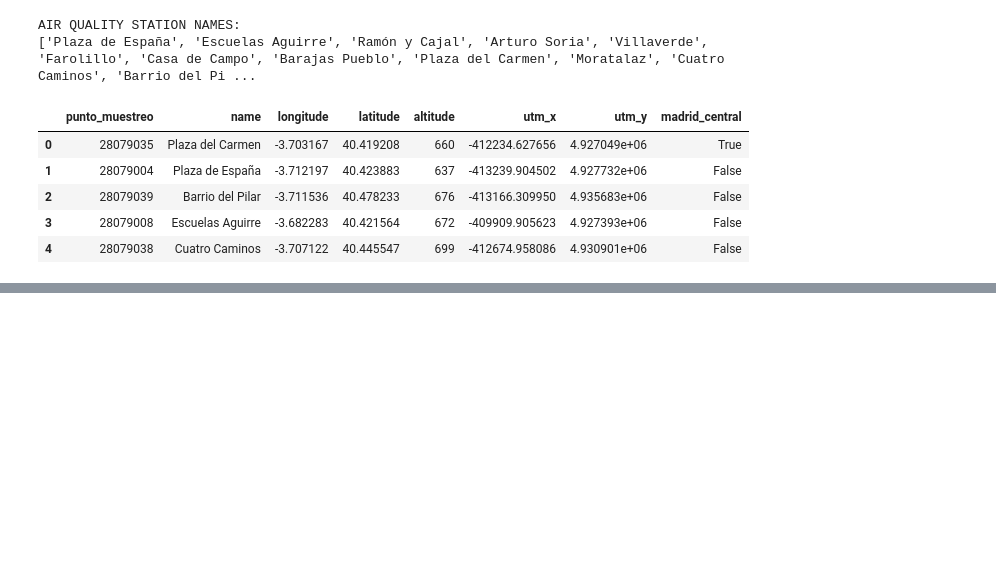
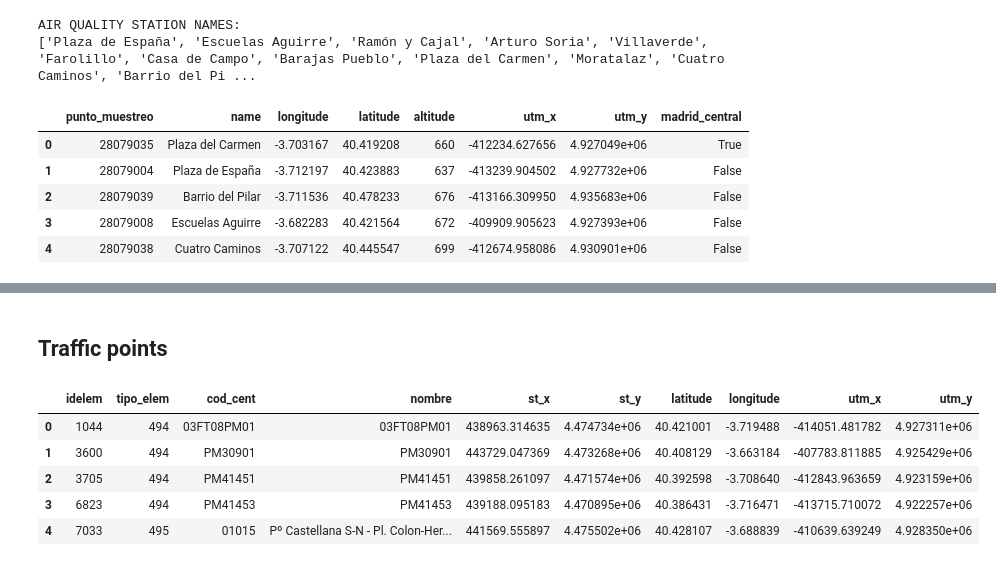
Before and after one commit to Pheithar/socialdata_madridcentral, a Jupyter notebook: madrid_central.ipynb, the cells around one changed output, grey strips where cells are left out. Cells and saved outputs as stored; diff of their text form; code cells hidden in the pictures; blank space fills up the shorter version.

```diff
--- a/madrid_central.ipynb
+++ b/madrid_central.ipynb
@@ -29,3 +33,27 @@ Loading BokehJS ...
+# %%
+def utm_from_latlon(lat, lon):
+    """ From a given lat and lon, calculates the correct UTM coordinates to
+        plot using `bokeh`
+    """
+    r_major = 6378137.000
+    x = r_major * np.radians(lon)
+    scale = x/lon
+    y = 180.0/np.pi * np.log(np.tan(np.pi/4.0 +
+        lat * (np.pi/180.0)/2.0)) * scale
+
+    return x, y
+
+def get_lat_lon_utm(row):
+    """ From a row containing the columns 'st_x' and 'st_y' calculates both the lat and lon
+        and the correct UTM coordinates to plot using `bokeh`
+    """
+
+    # 30 and 'T' is the zone of Madrid
+    lat, lon = utm.to_latlon(row["st_x"], row["st_y"], 30, "T")
+
+    x, y = utm_from_latlon(lat, lon)
+
+    return pd.Series([lat, lon, x, y])
 # %%
 def get_color_from_palette(color):
     """ Getting colors for plotting """
@@ -172,0 +318,15 @@ Loading BokehJS ...
+# %% [markdown]
+## Traffic points
+# %%
+traffic_points = pd.read_csv("shared_data/traffic_points/pmed_trafico_03052016.csv", sep=";")
+
+traffic_points[["latitude", "longitude", "utm_x", "utm_y"]] = traffic_points.apply(get_lat_lon_utm, axis=1)
+
+traffic_points.head()
+# %% [output]
+|  | idelem | tipo_elem | cod_cent | nombre | st_x | st_y | latitude | longitude | utm_x | utm_y |
+| 0 | 1044 | 494 | 03FT08PM01 | 03FT08PM01 | 438963.314635 | 4.474734e+06 | 40.421001 | -3.719488 | -414051.481782 | 4.927311e+06 |
+| 1 | 3600 | 494 | PM30901 | PM30901 | 443729.047369 | 4.473268e+06 | 40.408129 | -3.663184 | -407783.811885 | 4.925429e+06 |
+| 2 | 3705 | 494 | PM41451 | PM41451 | 439858.261097 | 4.471574e+06 | 40.392598 | -3.708640 | -412843.963659 | 4.923159e+06 |
+| 3 | 6823 | 494 | PM41453 | PM41453 | 439188.095183 | 4.470895e+06 | 40.386431 | -3.716471 | -413715.710072 | 4.922257e+06 |
+| 4 | 7033 | 495 | 01015 | Pº Castellana S-N - Pl. Colon-Her... | 441569.555897 | 4.475502e+06 | 40.428107 | -3.688839 | -410639.639249 | 4.928350e+06 |
```
Also changed, not shown: parts of 9 cells of this notebook, 1 other file.
